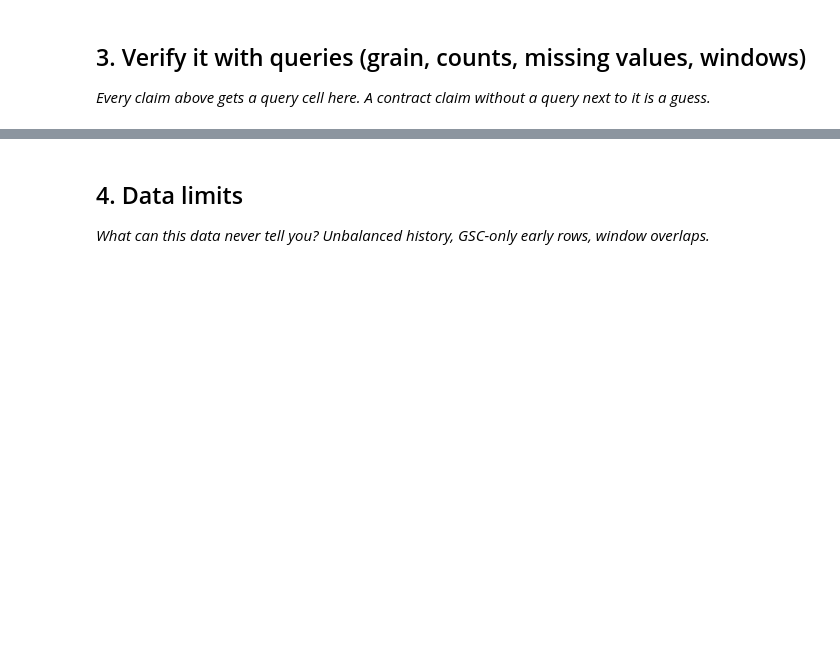
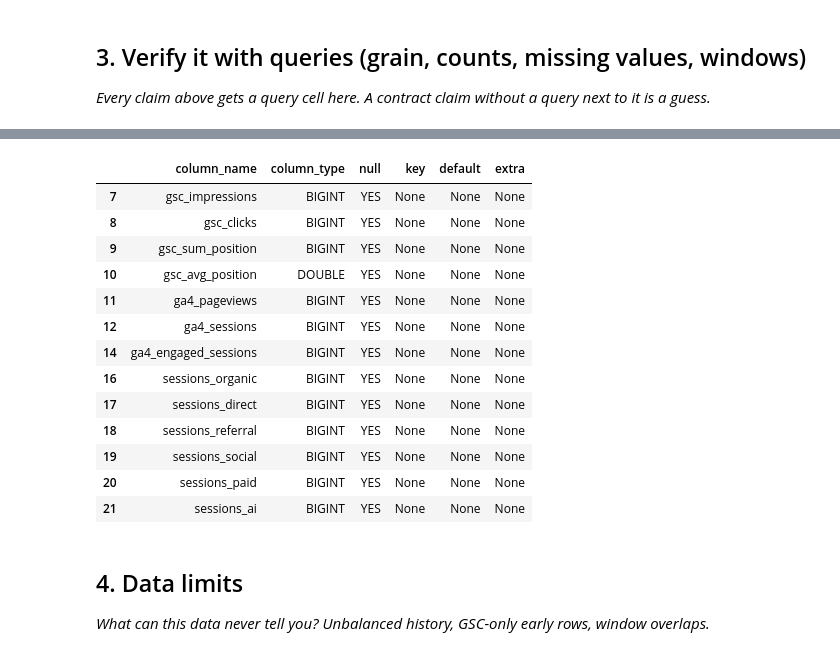
Before and after one commit to nazama-tech/Flyrank-Ml-internship, a Jupyter notebook: work/notebooks/w03_data_contract.ipynb, the cells around one changed output, grey strips where cells are left out. Drawn from its saved outputs; the diff is of its cells as text; code cells hidden in the pictures; blank space fills up the shorter version.

```diff
--- a/work/notebooks/w03_data_contract.ipynb
+++ b/work/notebooks/w03_data_contract.ipynb
@@ -15,0 +19,15 @@ This skeleton is yours to fill. Work the sections **in order** — each one has
+# %%
+from google.colab import userdata
+
+HF_TOKEN = userdata.get("HF_TOKEN")
+
+con = duckdb.connect()
+
+con.execute(
+    f"""CREATE SECRET (
+        TYPE huggingface,
+        TOKEN '{HF_TOKEN}'
+    )"""
+)
+
+print("Connected successfully!")
@@ -29,0 +172,11 @@ This skeleton is yours to fill. Work the sections **in order** — each one has
+# %%
+# This cell is for CODE (numbers, a query, a check).
+columns = con.sql("""
+    DESCRIBE
+    SELECT *
+    FROM read_parquet(
+        'hf://datasets/FlyRank/internship-warehouse/fact_content_daily_performance/**/*.parquet'
+    )
+""").df()
+
+columns[["column_name", "column_type"]]
@@ -30,3 +201,26 @@ This skeleton is yours to fill. Work the sections **in order** — each one has
+# %%
+columns[
+    columns["column_name"].str.contains(
+        "click|impression|position|view|session|conversion|trend|performance",
+        case=False,
+        na=False
+    )
+]
+# %% [output]
+|  | column_name | column_type | null | key | default | extra |
+| 7 | gsc_impressions | BIGINT | YES | None | None | None |
+| 8 | gsc_clicks | BIGINT | YES | None | None | None |
+| 9 | gsc_sum_position | BIGINT | YES | None | None | None |
+| 10 | gsc_avg_position | DOUBLE | YES | None | None | None |
+| 11 | ga4_pageviews | BIGINT | YES | None | None | None |
+| 12 | ga4_sessions | BIGINT | YES | None | None | None |
+| 14 | ga4_engaged_sessions | BIGINT | YES | None | None | None |
+| 16 | sessions_organic | BIGINT | YES | None | None | None |
+| 17 | sessions_direct | BIGINT | YES | None | None | None |
+| 18 | sessions_referral | BIGINT | YES | None | None | None |
+| 19 | sessions_social | BIGINT | YES | None | None | None |
+| 20 | sessions_paid | BIGINT | YES | None | None | None |
+| 21 | sessions_ai | BIGINT | YES | None | None | None |
 # %% [markdown]
 ## 4. Data limits
 
```
Also changed, not shown: parts of 16 cells of this notebook.
